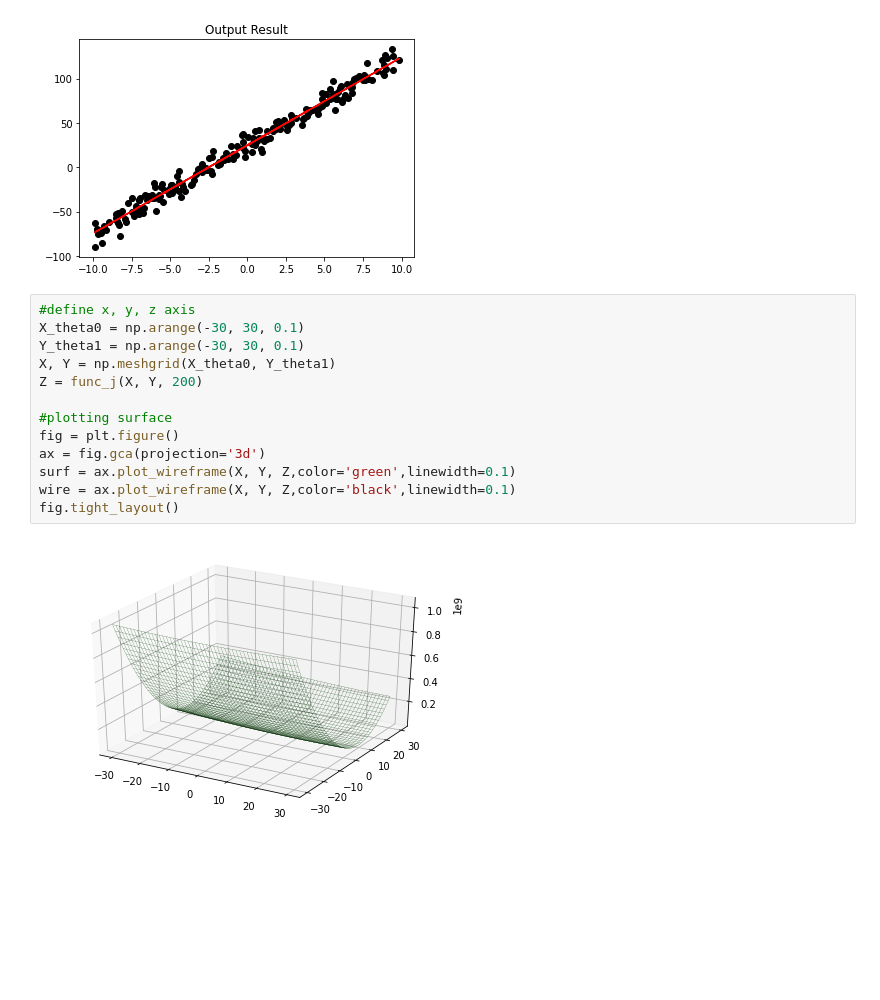
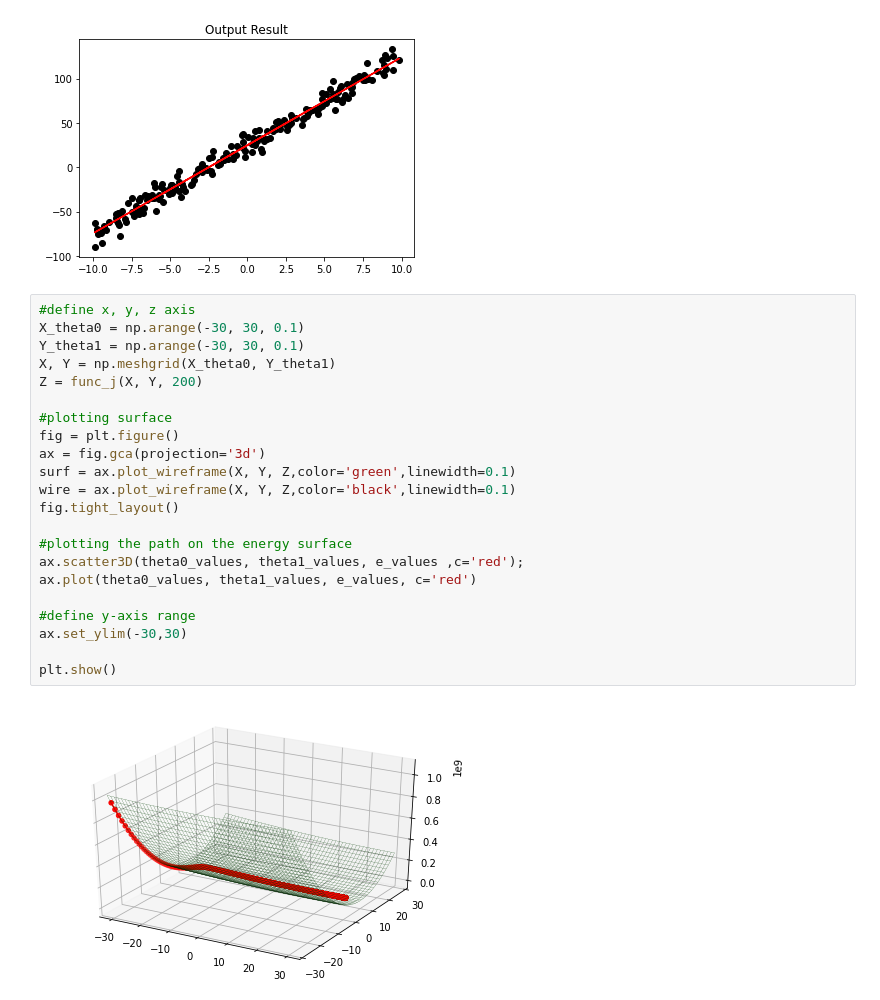
Before and after one commit to yangsu0/class_machine_learning, a Jupyter notebook: ML_Assignment3.ipynb, the cells around one changed output. Cells and saved outputs as stored; diff of their text form; blank space fills up the shorter version.

Commit message:
Plotting the optimization path

```diff
--- a/ML_Assignment3.ipynb
+++ b/ML_Assignment3.ipynb
@@ -63,15 +63,24 @@ plt.show()
 # %%
 #define x, y, z axis
 X_theta0 = np.arange(-30, 30, 0.1)
 Y_theta1 = np.arange(-30, 30, 0.1)
 X, Y = np.meshgrid(X_theta0, Y_theta1)
 Z = func_j(X, Y, 200)
 
 #plotting surface
 fig = plt.figure()
 ax = fig.gca(projection='3d')
 surf = ax.plot_wireframe(X, Y, Z,color='green',linewidth=0.1)
 wire = ax.plot_wireframe(X, Y, Z,color='black',linewidth=0.1)
 fig.tight_layout()
+
+#plotting the path on the energy surface
+ax.scatter3D(theta0_values, theta1_values, e_values ,c='red');
+ax.plot(theta0_values, theta1_values, e_values, c='red')
+
+#define y-axis range
+ax.set_ylim(-30,30)
+
+plt.show()
 # %% [output]
-[figure, old version]
+[figure, new version]
```
